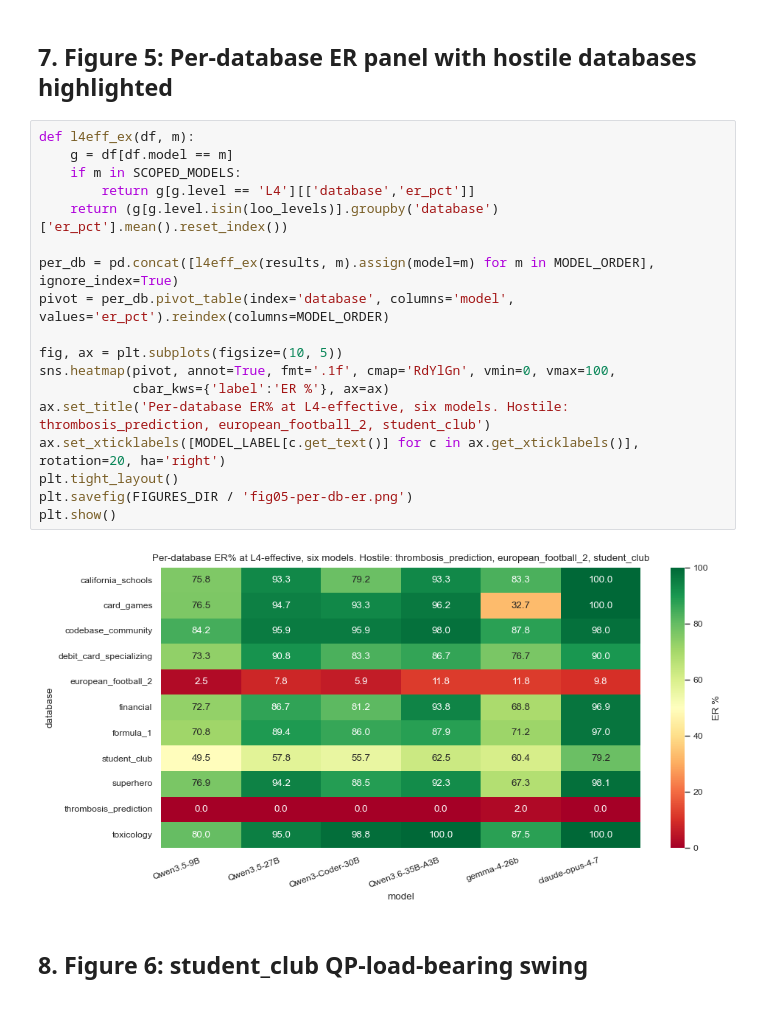
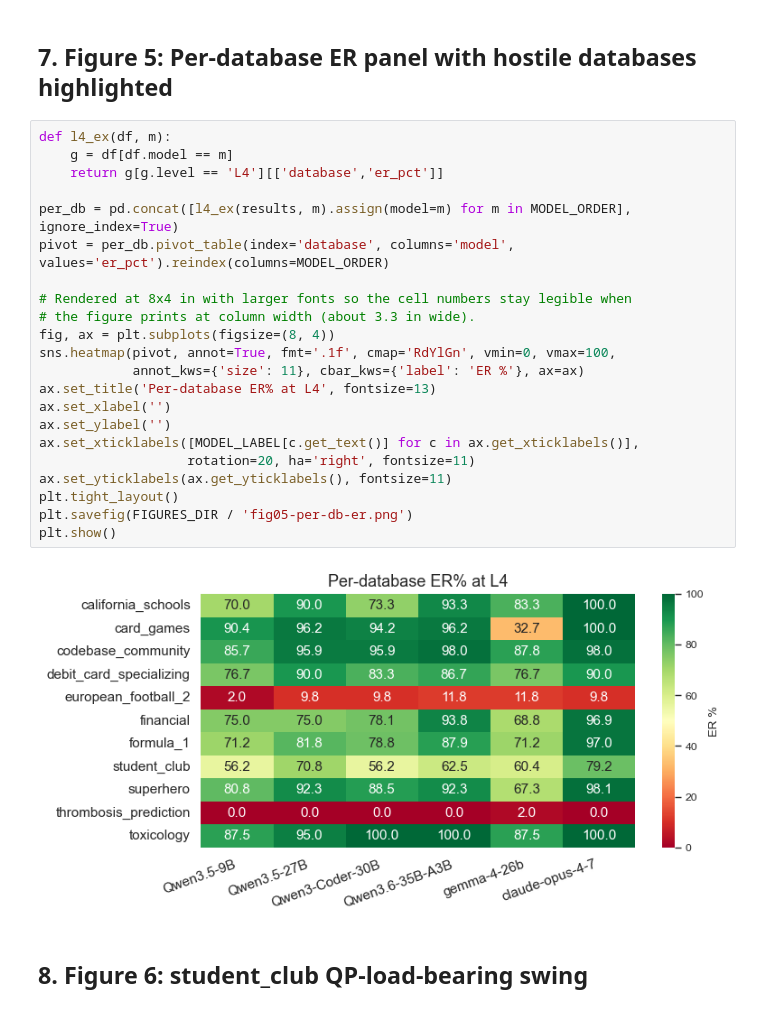
Before and after one commit to garyzava/4d-metadata-ablation, a Jupyter notebook: notebooks/02-analysis-and-charts.nbconvert.ipynb, the cells around one changed output. Cells and saved outputs as stored; diff of their text form.

```diff
--- a/notebooks/02-analysis-and-charts.nbconvert.ipynb
+++ b/notebooks/02-analysis-and-charts.nbconvert.ipynb
@@ -221,25 +222,29 @@ plt.show()
 # %% [markdown]
 ## 7. Figure 5: Per-database ER panel with hostile databases highlighted
 # %%
-def l4eff_ex(df, m):
+def l4_ex(df, m):
     g = df[df.model == m]
-    if m in SCOPED_MODELS:
-        return g[g.level == 'L4'][['database','er_pct']]
-    return (g[g.level.isin(loo_levels)].groupby('database')['er_pct'].mean().reset_index())
+    return g[g.level == 'L4'][['database','er_pct']]
 
-per_db = pd.concat([l4eff_ex(results, m).assign(model=m) for m in MODEL_ORDER], ignore_index=True)
+per_db = pd.concat([l4_ex(results, m).assign(model=m) for m in MODEL_ORDER], ignore_index=True)
 pivot = per_db.pivot_table(index='database', columns='model', values='er_pct').reindex(columns=MODEL_ORDER)
 
-fig, ax = plt.subplots(figsize=(10, 5))
+# Rendered at 8x4 in with larger fonts so the cell numbers stay legible when
+# the figure prints at column width (about 3.3 in wide).
+fig, ax = plt.subplots(figsize=(8, 4))
 sns.heatmap(pivot, annot=True, fmt='.1f', cmap='RdYlGn', vmin=0, vmax=100,
-            cbar_kws={'label':'ER %'}, ax=ax)
-ax.set_title('Per-database ER% at L4-effective, six models. Hostile: thrombosis_prediction, european_football_2, student_club')
-ax.set_xticklabels([MODEL_LABEL[c.get_text()] for c in ax.get_xticklabels()], rotation=20, ha='right')
+            annot_kws={'size': 11}, cbar_kws={'label': 'ER %'}, ax=ax)
+ax.set_title('Per-database ER% at L4', fontsize=13)
+ax.set_xlabel('')
+ax.set_ylabel('')
+ax.set_xticklabels([MODEL_LABEL[c.get_text()] for c in ax.get_xticklabels()],
+                   rotation=20, ha='right', fontsize=11)
+ax.set_yticklabels(ax.get_yticklabels(), fontsize=11)
 plt.tight_layout()
 plt.savefig(FIGURES_DIR / 'fig05-per-db-er.png')
 plt.show()
 # %% [output]
-[figure, old version]
+[figure, new version]
 # %% [markdown]
 ## 8. Figure 6: student_club QP-load-bearing swing
 # %%
```
Also changed, not shown: parts of 14 cells of this notebook, 16 other files.
